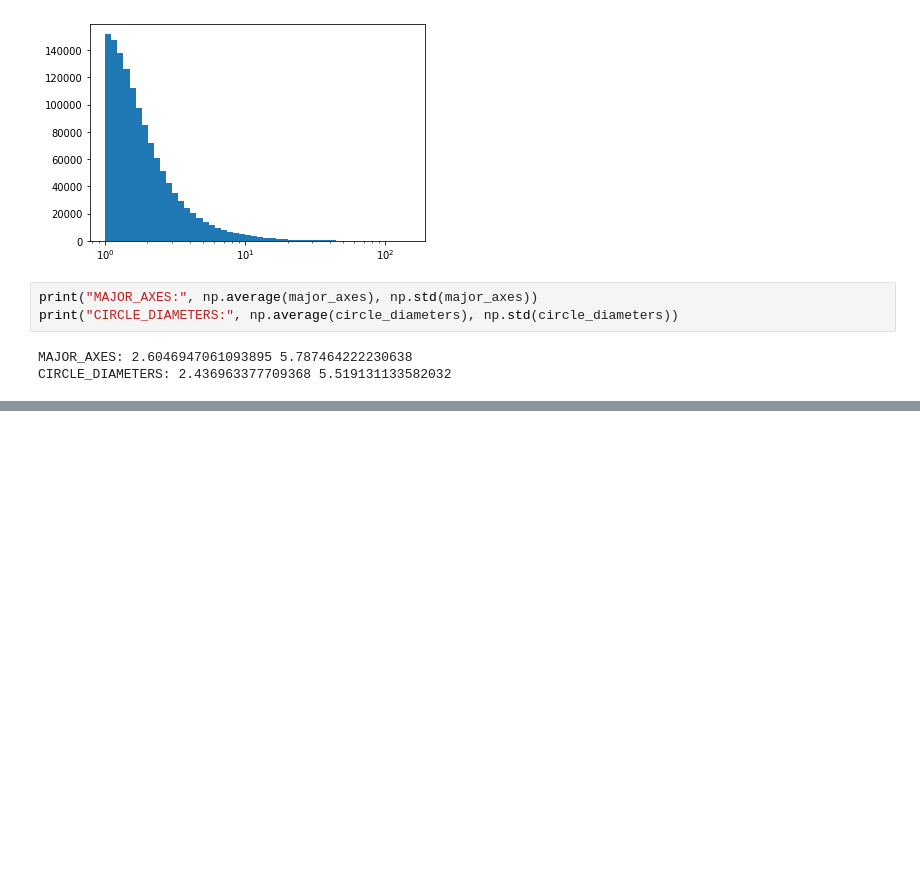
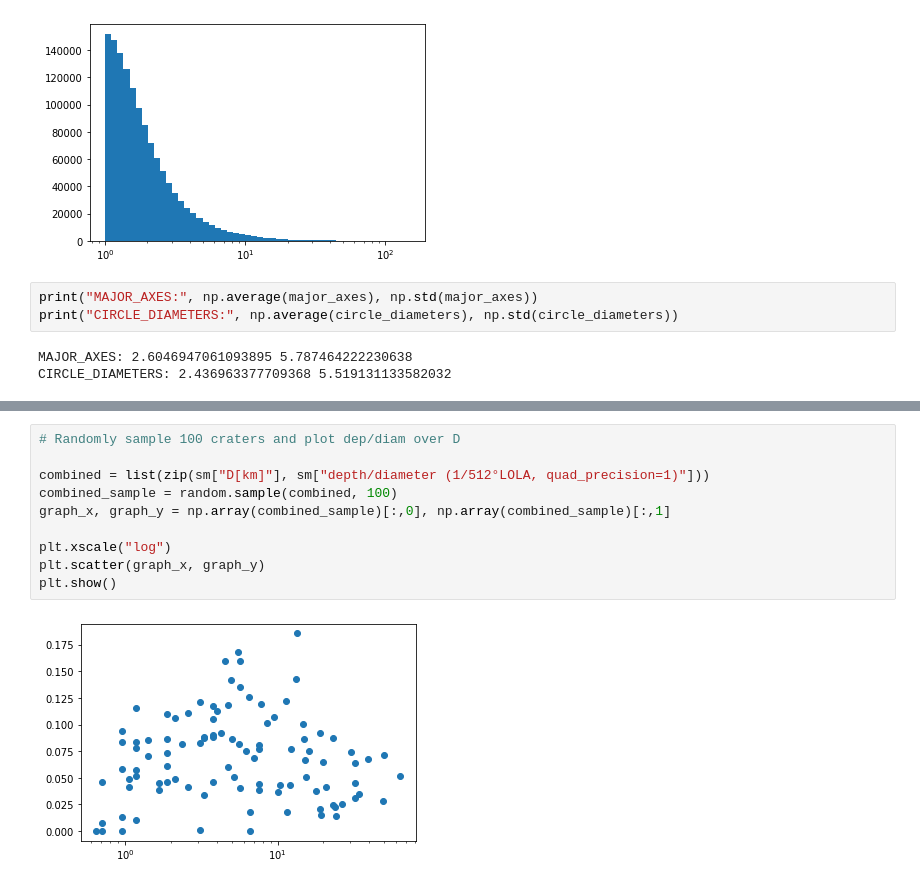
Before and after one commit to bcho04/crater-modeling, a Jupyter notebook: crater.ipynb, the cells around one changed output, grey strips where cells are left out. Saved outputs shown, nothing was run; the diff lists cells and outputs as text; blank space fills up the shorter version.

```diff
--- a/crater.ipynb
+++ b/crater.ipynb
@@ -79,0 +104,12 @@ CIRCLE_DIAMETERS: 2.436963377709368 5.519131133582032
+# %%
+# Randomly sample 100 craters and plot dep/diam over D
+
+combined = list(zip(sm["D[km]"], sm["depth/diameter (1/512°LOLA, quad_precision=1)"]))
+combined_sample = random.sample(combined, 100)
+graph_x, graph_y = np.array(combined_sample)[:,0], np.array(combined_sample)[:,1]
+
+plt.xscale("log")
+plt.scatter(graph_x, graph_y)
+plt.show()
+# %% [output]
+[figure, added]
```
Also changed, not shown: parts of 12 cells of this notebook.
